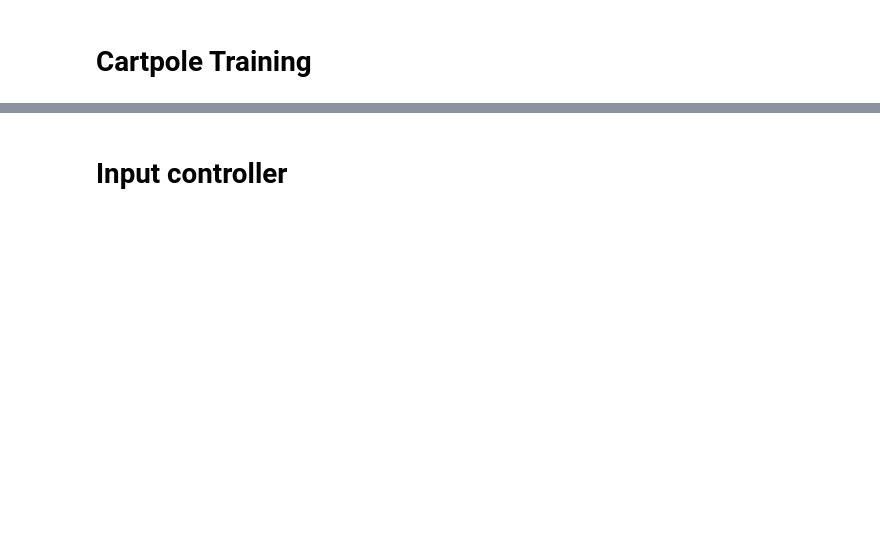
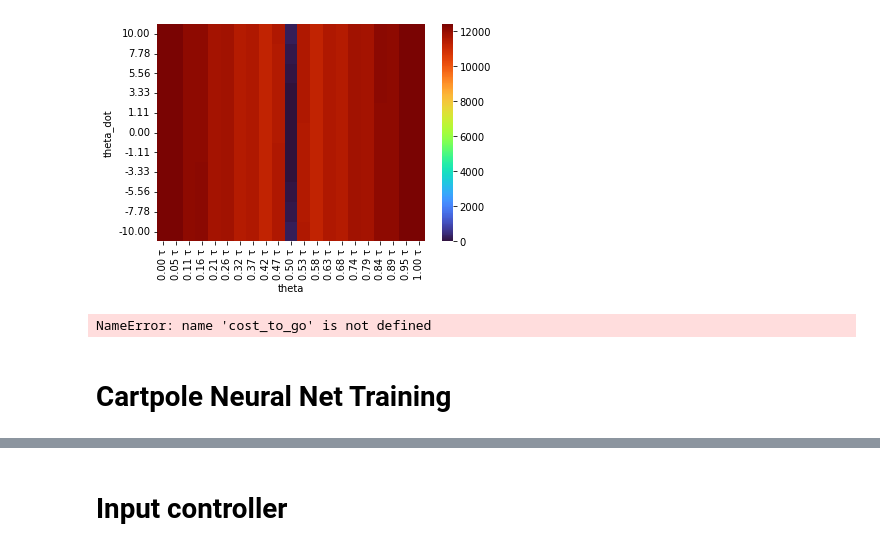
Before and after one commit to FarmDragon/AppleCart, a Jupyter notebook: value-iteration/project.ipynb, the cells around one changed output, grey strips where cells are left out. Drawn from its saved outputs; the diff is of its cells as text; code cells hidden in the pictures; blank space fills up the shorter version.

```diff
--- a/value-iteration/project.ipynb
+++ b/value-iteration/project.ipynb
@@ -19,5 +93,55 @@ from pydrake.examples.pendulum import PendulumGeometry, PendulumPlant
+# %%
+plot_cost_to_go(
+    states[(states["x"] == 0) & (states["x_dot"] == 0)],
+    {"name": "theta", "is_angle": True},
+    {"name": "theta_dot", "is_angle": False},
+)
+# %% [output]
+[figure, added]
+# %%
+# plot_cost_to_go(
+#     states[(states["theta"] == np.pi) & (states["theta_dot"] == 0)],
+#     {"name": "x", "is_angle": False},
+#     {"name": "x_dot", "is_angle": False},
+# )
+# plot_cost_to_go(
+#     states[(states["x"] == 0) & (states["x_dot"] == 0)],
+#     {"name": "theta", "is_angle": True},
+#     {"name": "theta_dot", "is_angle": False},
+# )
+cost_to_go
+
+cost_to_go = np.reshape(cost_to_go, Q.shape)
+
+plot_surface(meshcat, 'Cost-to-go', Q, Qdot, J, wireframe=True)
+
+if animate:
+    print('Simulating...')
+    simulate(policy)
+
+if plot:
+    fig = plt.figure(1, figsize=(9, 4))
+    ax1, ax2 = fig.subplots(1, 2)
+    ax1.set_xlabel("q")
+    ax1.set_ylabel("qdot")
+    ax1.set_title("Cost-to-Go")
+    ax2.set_xlabel("q")
+    ax2.set_ylabel("qdot")
+    ax2.set_title("Policy")
+    ax1.imshow(J,
+                cmap=cm.jet,
+                extent=(qbins[0], qbins[-1], qdotbins[-1], qdotbins[0]))
+    ax1.invert_yaxis()
+    Pi = np.reshape(policy.get_output_values(), Q.shape)
+    ax2.imshow(Pi,
+                cmap=cm.jet,
+                extent=(qbins[0], qbins[-1], qdotbins[-1], qdotbins[0]))
+    ax2.invert_yaxis()
+    display(plt.show())
+# %% [output]
+NameError: name 'cost_to_go' is not defined
 # %% [markdown]
-# Cartpole Training
+# Cartpole Neural Net Training
 # %%
 Q = np.diag([0.1, 20, 1, 1])
 R = np.array([2])
```
Also changed, not shown: parts of 8 cells of this notebook, 2 other files.
